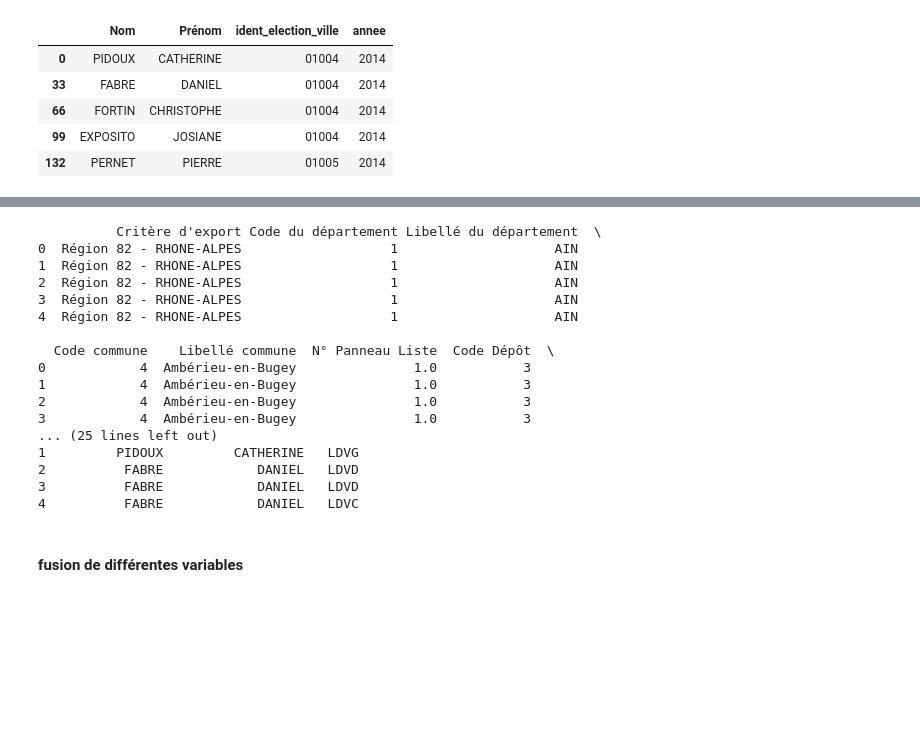
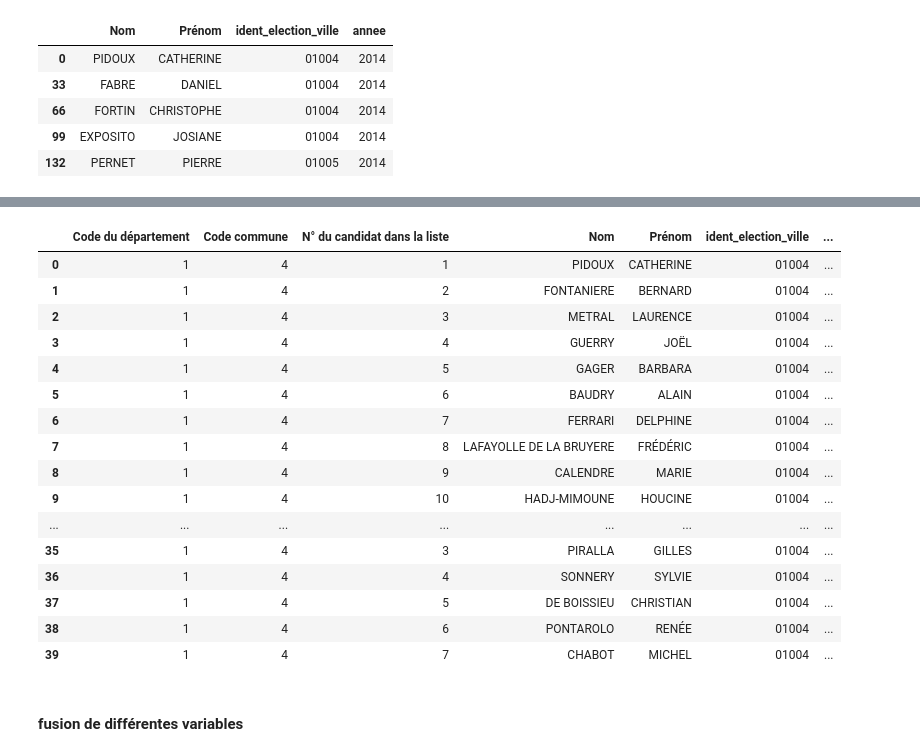
Before and after one commit to xdalp/projet3A, a Jupyter notebook: vote.ipynb, the cells around one changed output, grey strips where cells are left out. Saved outputs shown, nothing was run; the diff lists cells and outputs as text; code cells hidden in the pictures; blank space fills up the shorter version.

```diff
--- a/vote.ipynb
+++ b/vote.ipynb
@@ -429,23 +428,24 @@ Name: count, dtype: int64
 # %%
-print(df_listes_muni_2014_avec_nuance.head())
+df_listes_muni_2014_avec_nuance["Nuance"] = df_listes_muni_2014_avec_nuance["Nuance"].ffill()
+df_listes_muni_2014_avec_nuance.head(40)
 # %% [output]
-          Critère d'export Code du département Libellé du département  \
-0  Région 82 - RHONE-ALPES                   1                    AIN
-1  Région 82 - RHONE-ALPES                   1                    AIN
-2  Région 82 - RHONE-ALPES                   1                    AIN
-3  Région 82 - RHONE-ALPES                   1                    AIN
-4  Région 82 - RHONE-ALPES                   1                    AIN
-
-  Code commune    Libellé commune  N° Panneau Liste  Code Dépôt  \
-0            4  Ambérieu-en-Bugey               1.0           3
-1            4  Ambérieu-en-Bugey               1.0           3
-2            4  Ambérieu-en-Bugey               1.0           3
-3            4  Ambérieu-en-Bugey               1.0           3
-... (25 lines left out)
-1         PIDOUX         CATHERINE   LDVG
-2          FABRE            DANIEL   LDVD
-3          FABRE            DANIEL   LDVD
-4          FABRE            DANIEL   LDVC
+|  | Code du département | Code commune | N° du candidat dans la liste | Nom | Prénom | ident_election_ville | ... |
+| 0 | 1 | 4 | 1 | PIDOUX | CATHERINE | 01004 | ... |
+| 1 | 1 | 4 | 2 | FONTANIERE | BERNARD | 01004 | ... |
+| 2 | 1 | 4 | 3 | METRAL | LAURENCE | 01004 | ... |
+| 3 | 1 | 4 | 4 | GUERRY | JOËL | 01004 | ... |
+| 4 | 1 | 4 | 5 | GAGER | BARBARA | 01004 | ... |
+| 5 | 1 | 4 | 6 | BAUDRY | ALAIN | 01004 | ... |
+| 6 | 1 | 4 | 7 | FERRARI | DELPHINE | 01004 | ... |
+| 7 | 1 | 4 | 8 | LAFAYOLLE DE LA BRUYERE | FRÉDÉRIC | 01004 | ... |
+| 8 | 1 | 4 | 9 | CALENDRE | MARIE | 01004 | ... |
+| 9 | 1 | 4 | 10 | HADJ-MIMOUNE | HOUCINE | 01004 | ... |
+| ... | ... | ... | ... | ... | ... | ... | ... |
+| 35 | 1 | 4 | 3 | PIRALLA | GILLES | 01004 | ... |
+| 36 | 1 | 4 | 4 | SONNERY | SYLVIE | 01004 | ... |
+| 37 | 1 | 4 | 5 | DE BOISSIEU | CHRISTIAN | 01004 | ... |
+| 38 | 1 | 4 | 6 | PONTAROLO | RENÉE | 01004 | ... |
+| 39 | 1 | 4 | 7 | CHABOT | MICHEL | 01004 | ... |
 # %% [markdown]
 #### fusion de différentes variables
 # %%
```
Also changed, not shown: parts of 3 cells of this notebook.
